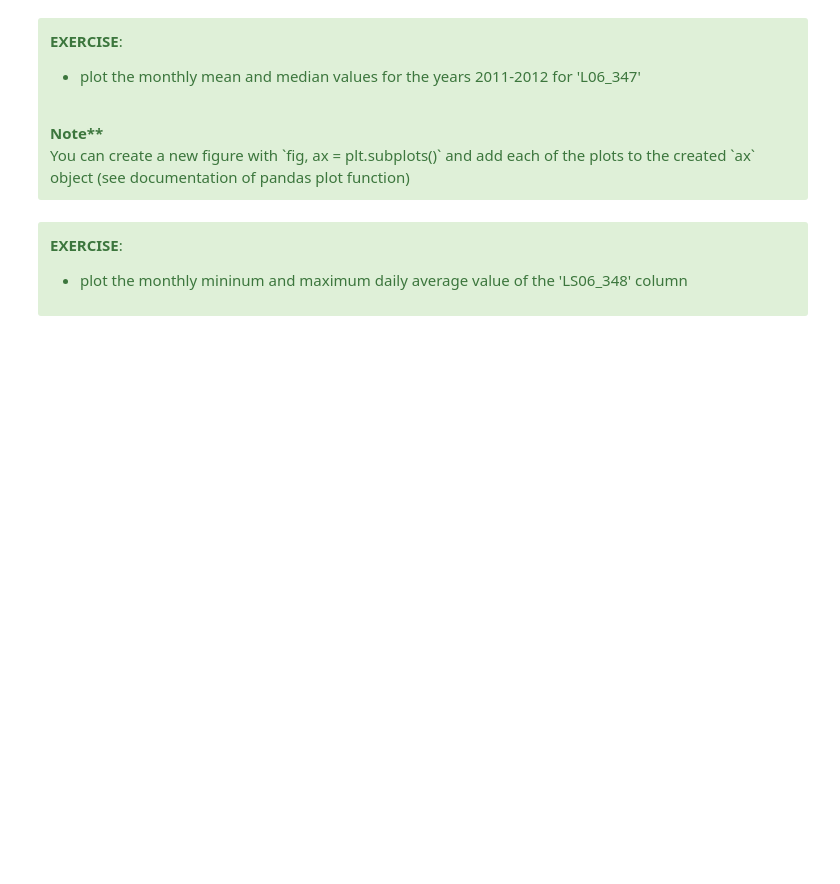
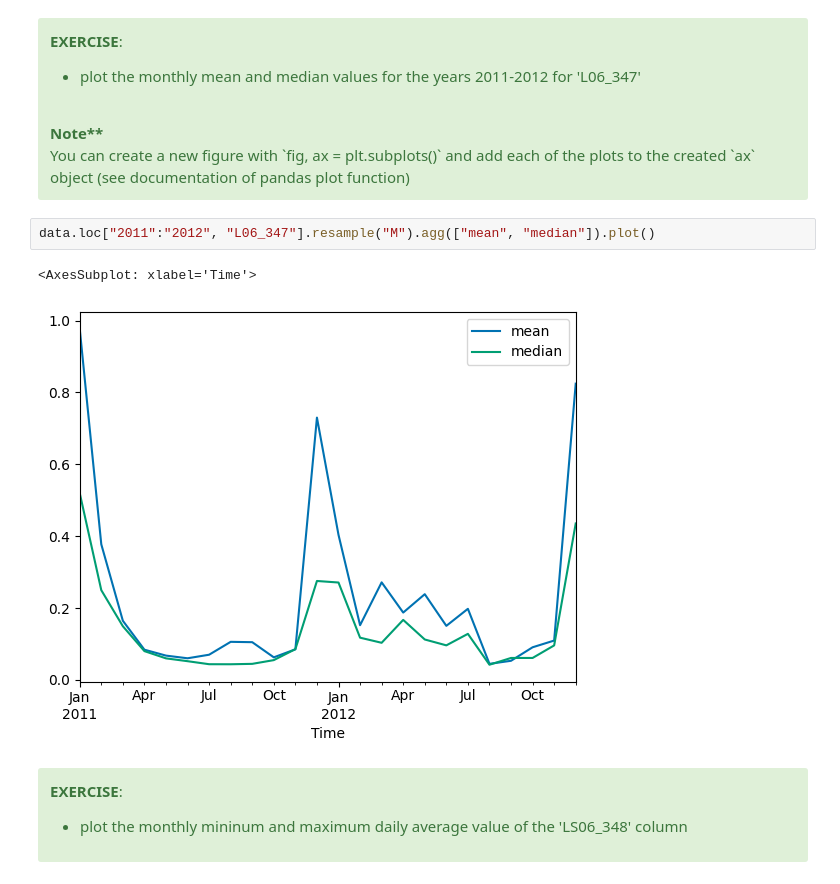
Before and after one commit to baptiste-pasquier/datacamp-master, a Jupyter notebook: 01_pandas/01-pandas_overview.ipynb, the cells around one changed output. Saved outputs shown, nothing was run; the diff lists cells and outputs as text; blank space fills up the shorter version.

```diff
--- a/01_pandas/01-pandas_overview.ipynb
+++ b/01_pandas/01-pandas_overview.ipynb
@@ -800,6 +1593,11 @@ data.resample("A").mean().plot()
      <b>Note** </b> <br>You can create a new figure with  `fig, ax = plt.subplots()`
  and add each of the plots to the created `ax` object (see documentation of pandas plot function)
 </div>
+# %%
+data.loc["2011":"2012", "L06_347"].resample("M").agg(["mean", "median"]).plot()
+# %% [output]
+<AxesSubplot: xlabel='Time'>
+[figure, added]
 # %% [markdown]
 <div class="alert alert-success">
 
```
Also changed, not shown: parts of 163 cells of this notebook.
